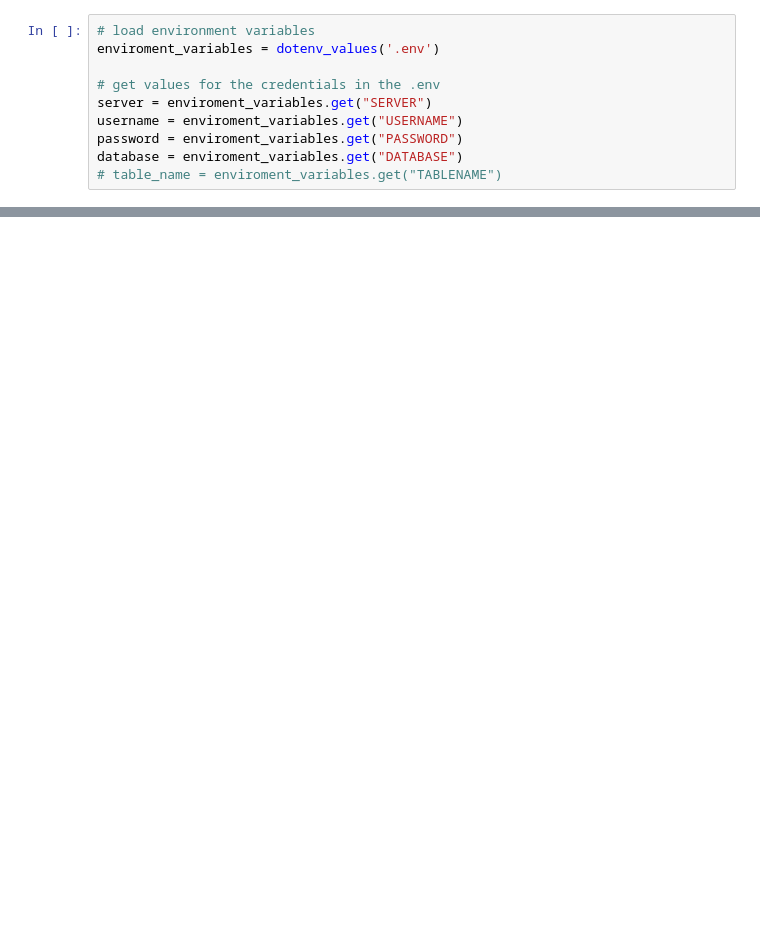
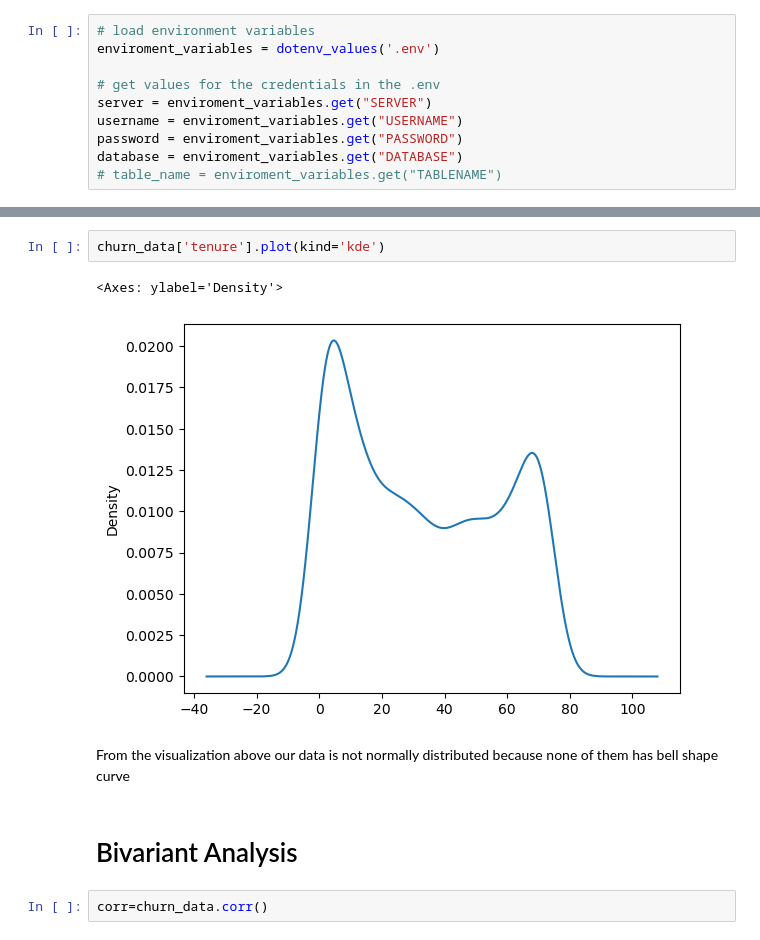
Before and after one commit to obiuzoma/LP2_Project, a Jupyter notebook: lp2.ipynb, the cells around one changed output, grey strips where cells are left out. Saved outputs shown, nothing was run; the diff lists cells and outputs as text; blank space fills up the shorter version.

```diff
--- a/lp2.ipynb
+++ b/lp2.ipynb
@@ -49,0 +237,11 @@ InterfaceError: ('IM002', '[IM002] [Microsoft][ODBC Driver Manager] Data source
+# %%
+churn_data['tenure'].plot(kind='kde')
+# %% [output]
+<Axes: ylabel='Density'>
+[figure, added]
+# %% [markdown]
+From the visualization above our data is not normally distributed because none of them has bell shape curve
+# %% [markdown]
+# Bivariant Analysis
+# %%
+corr=churn_data.corr()
```
Also changed, not shown: parts of 60 cells of this notebook.
